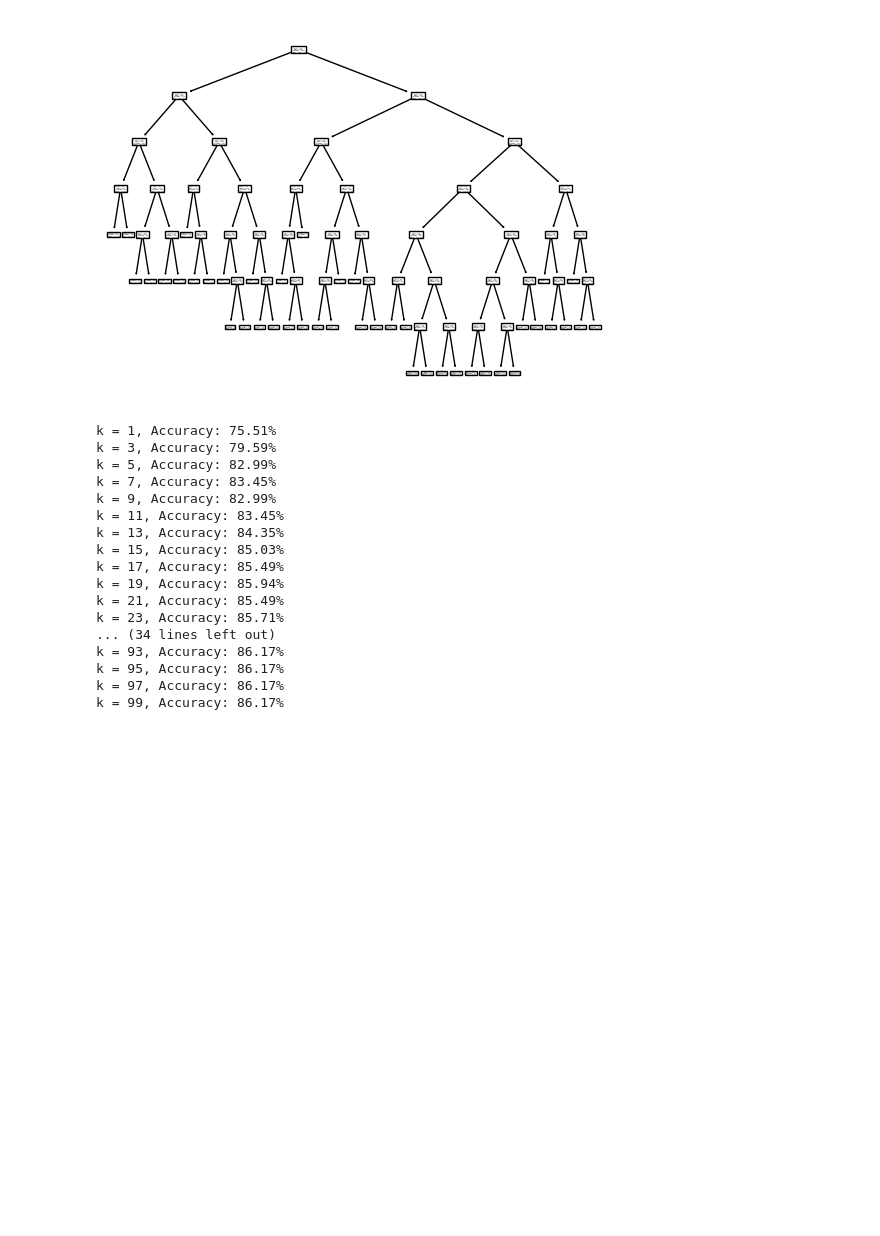
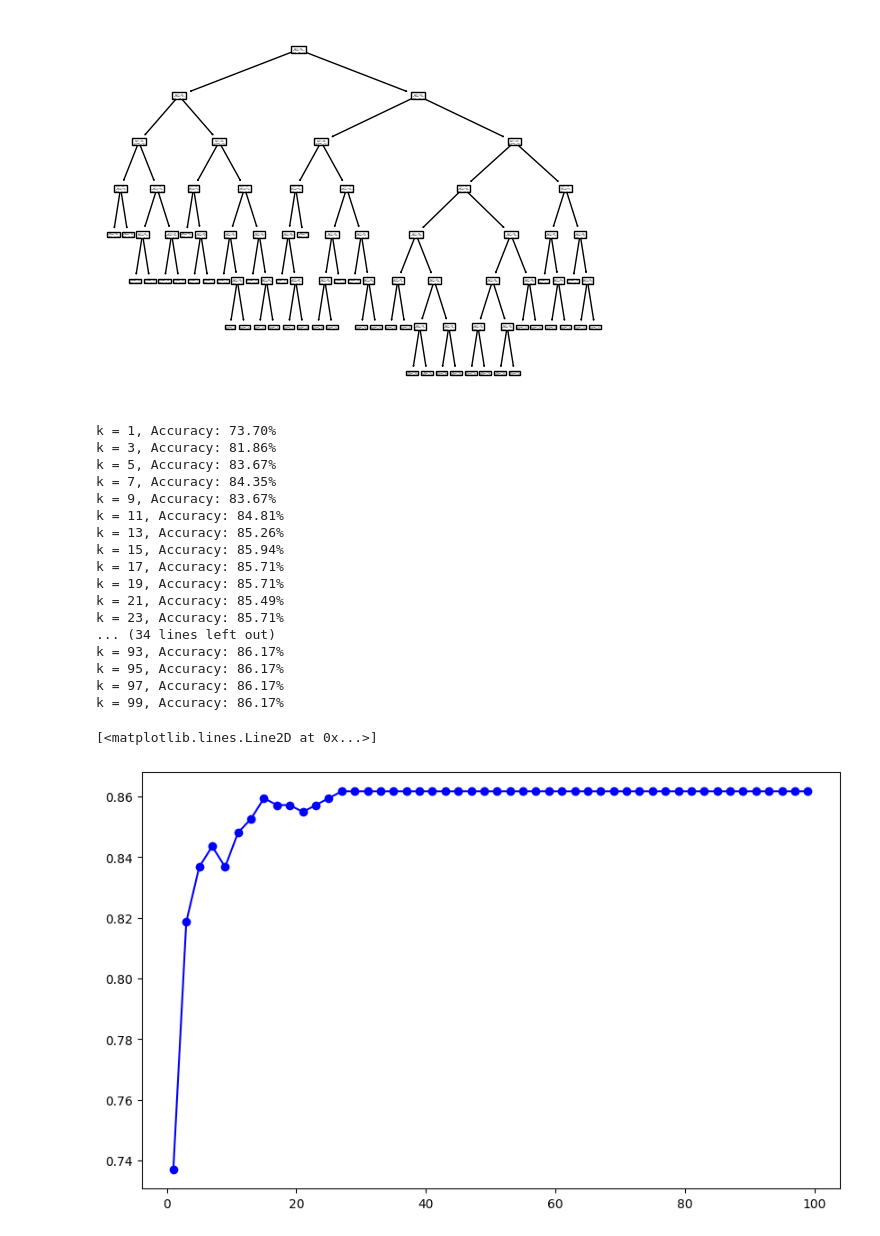
Before and after one commit to ddatnguyen97/HR-Analysis, a Jupyter notebook: IBM HR Analysis Practice.ipynb, the cells around one changed output. Saved outputs shown, nothing was run; the diff lists cells and outputs as text; code cells hidden in the pictures; blank space fills up the shorter version.

```diff
--- a/IBM HR Analysis Practice.ipynb
+++ b/IBM HR Analysis Practice.ipynb
@@ -348,34 +348,42 @@ Accuracy: 86.17%
 # %%
 #K-NN CLASSIFIER
 x = df[['Age', 'MonthlyIncome', 'JobSatisfaction']]
 y = df['Attrition']
 
 x_train, x_test, y_train, y_test = train_test_split(x, y, test_size=0.3, random_state=42)
 
+accuracies = []
+
 for k in range(1, 100, 2):
     knn_classifier = KNeighborsClassifier(n_neighbors=k)
     knn_classifier.fit(x_train, y_train)
     y_pred = knn_classifier.predict(x_test)
     accuracy = accuracy_score(y_test, y_pred)
     print(f"k = {k}, Accuracy: {accuracy * 100:.2f}%")
+    accuracies.append(accuracy)
+
+plt.figure(figsize=(10, 6))
+plt.plot(range(1, 100, 2), accuracies, marker='o', linestyle='-', color='b')
 # %% [output]
-k = 1, Accuracy: 75.51%
-k = 3, Accuracy: 79.59%
-k = 5, Accuracy: 82.99%
-k = 7, Accuracy: 83.45%
-k = 9, Accuracy: 82.99%
-k = 11, Accuracy: 83.45%
-k = 13, Accuracy: 84.35%
-k = 15, Accuracy: 85.03%
-k = 17, Accuracy: 85.49%
-k = 19, Accuracy: 85.94%
+k = 1, Accuracy: 73.70%
+k = 3, Accuracy: 81.86%
+k = 5, Accuracy: 83.67%
+k = 7, Accuracy: 84.35%
+k = 9, Accuracy: 83.67%
+k = 11, Accuracy: 84.81%
+k = 13, Accuracy: 85.26%
+k = 15, Accuracy: 85.94%
+k = 17, Accuracy: 85.71%
+k = 19, Accuracy: 85.71%
 k = 21, Accuracy: 85.49%
 k = 23, Accuracy: 85.71%
 ... (34 lines left out)
 k = 93, Accuracy: 86.17%
 k = 95, Accuracy: 86.17%
 k = 97, Accuracy: 86.17%
 k = 99, Accuracy: 86.17%
+[<matplotlib.lines.Line2D at 0x...>]
+[figure, added]
 # %%
 features = ['Age', 'MonthlyIncome']
 
```
Also changed, not shown: parts of 2 cells of this notebook.
